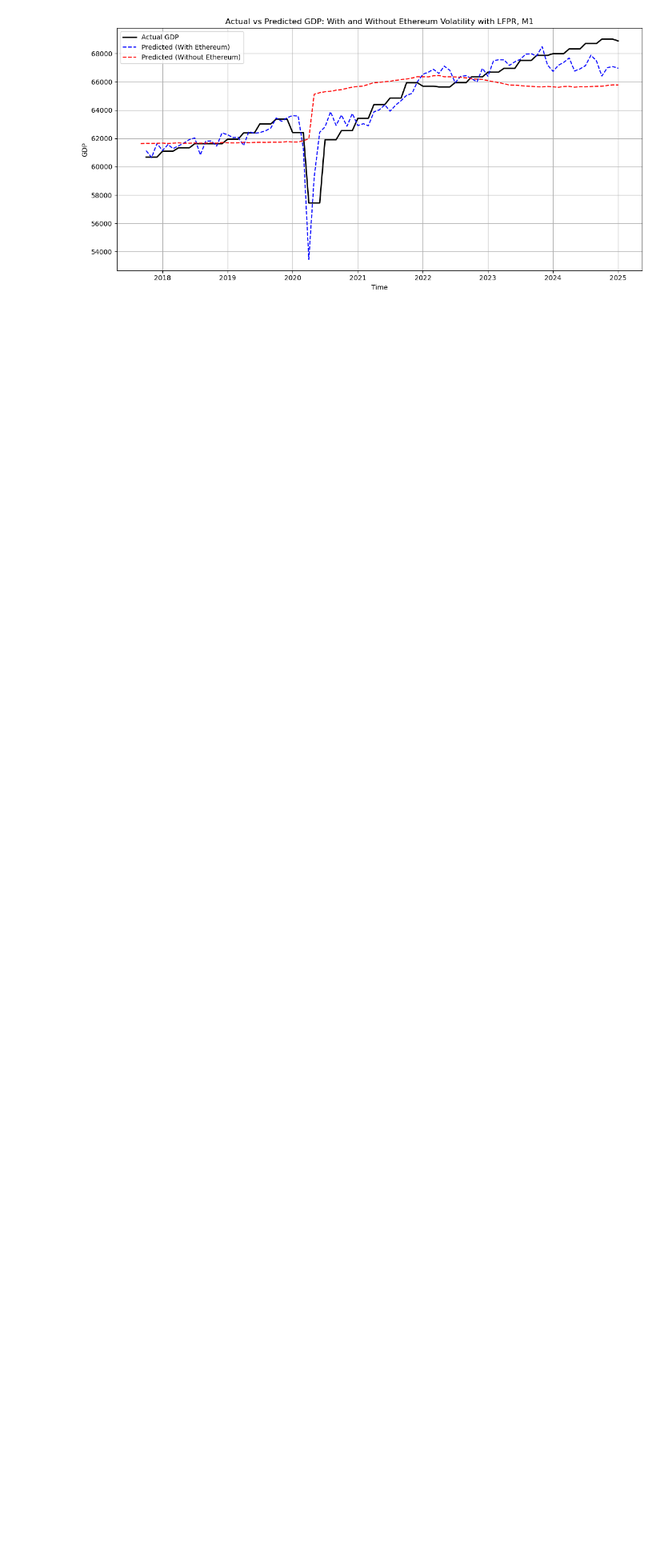
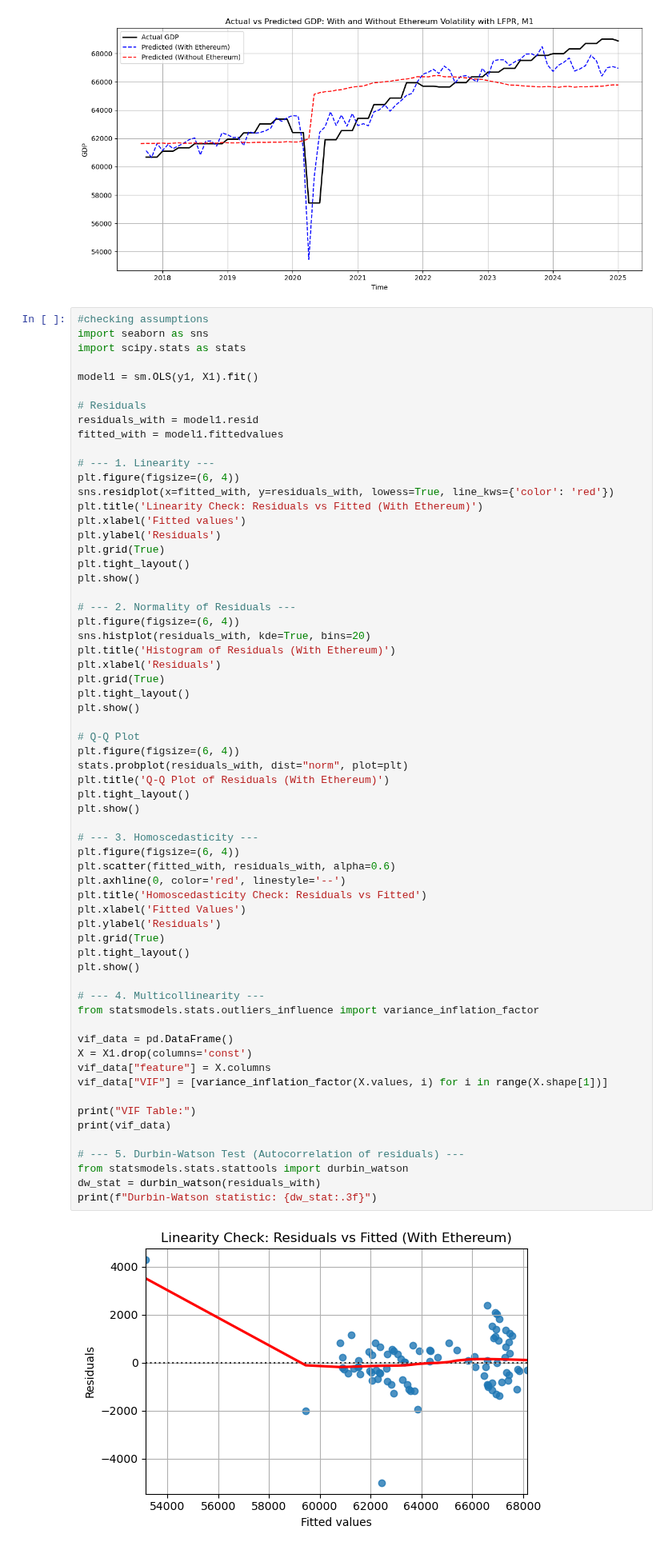
Before and after one commit to tianyishen701/CryptoMacroecon-Prediction-CSUREMM, a Jupyter notebook: Linear Regression.ipynb, the cells around one changed output. Shown at 80% size. Cells and saved outputs as stored; diff of their text form; blank space fills up the shorter version.

Commit message:
tested model assumptions for MLR

```diff
--- a/Linear Regression.ipynb
+++ b/Linear Regression.ipynb
@@ -430,3 +413,68 @@ plt.tight_layout()
 plt.show()
 # %% [output]
 [figure]
+# %%
+#checking assumptions
+import seaborn as sns
+import scipy.stats as stats
+
+model1 = sm.OLS(y1, X1).fit()
+
+# Residuals
+residuals_with = model1.resid
+fitted_with = model1.fittedvalues
+
+# --- 1. Linearity ---
+plt.figure(figsize=(6, 4))
+sns.residplot(x=fitted_with, y=residuals_with, lowess=True, line_kws={'color': 'red'})
+plt.title('Linearity Check: Residuals vs Fitted (With Ethereum)')
+plt.xlabel('Fitted values')
+plt.ylabel('Residuals')
+plt.grid(True)
+plt.tight_layout()
+plt.show()
+
+# --- 2. Normality of Residuals ---
+plt.figure(figsize=(6, 4))
+sns.histplot(residuals_with, kde=True, bins=20)
+plt.title('Histogram of Residuals (With Ethereum)')
+plt.xlabel('Residuals')
+plt.grid(True)
+plt.tight_layout()
+plt.show()
+
+# Q-Q Plot
+plt.figure(figsize=(6, 4))
+stats.probplot(residuals_with, dist="norm", plot=plt)
+plt.title('Q-Q Plot of Residuals (With Ethereum)')
+plt.tight_layout()
+plt.show()
+
+# --- 3. Homoscedasticity ---
+plt.figure(figsize=(6, 4))
+plt.scatter(fitted_with, residuals_with, alpha=0.6)
+plt.axhline(0, color='red', linestyle='--')
+plt.title('Homoscedasticity Check: Residuals vs Fitted')
+plt.xlabel('Fitted Values')
+plt.ylabel('Residuals')
+plt.grid(True)
+plt.tight_layout()
+plt.show()
+
+# --- 4. Multicollinearity ---
+from statsmodels.stats.outliers_influence import variance_inflation_factor
+
+vif_data = pd.DataFrame()
+X = X1.drop(columns='const')
+vif_data["feature"] = X.columns
+vif_data["VIF"] = [variance_inflation_factor(X.values, i) for i in range(X.shape[1])]
+
+print("VIF Table:")
+print(vif_data)
+
+# --- 5. Durbin-Watson Test (Autocorrelation of residuals) ---
+from statsmodels.stats.stattools import durbin_watson
+dw_stat = durbin_watson(residuals_with)
+print(f"Durbin-Watson statistic: {dw_stat:.3f}")
+# %% [output]
+[figure, added]
```
Also changed, not shown: parts of 4 cells of this notebook.
